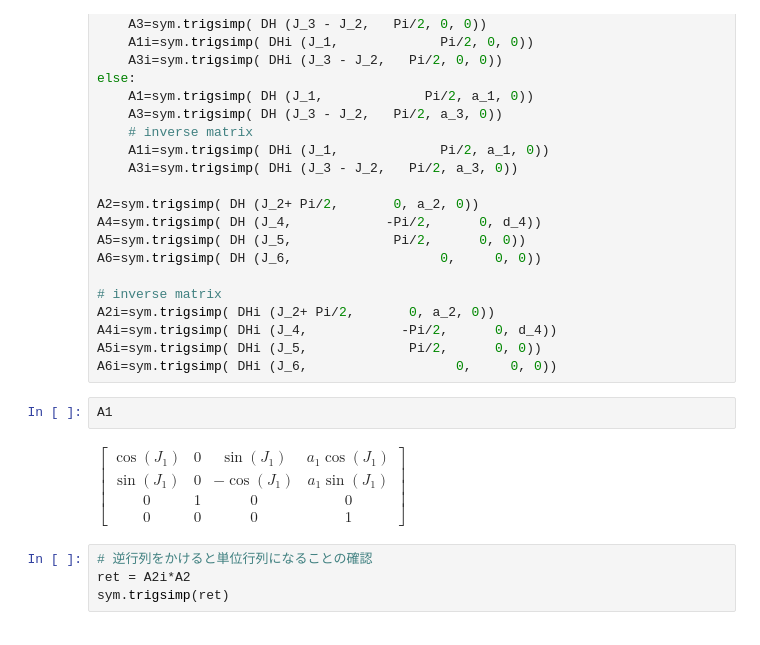
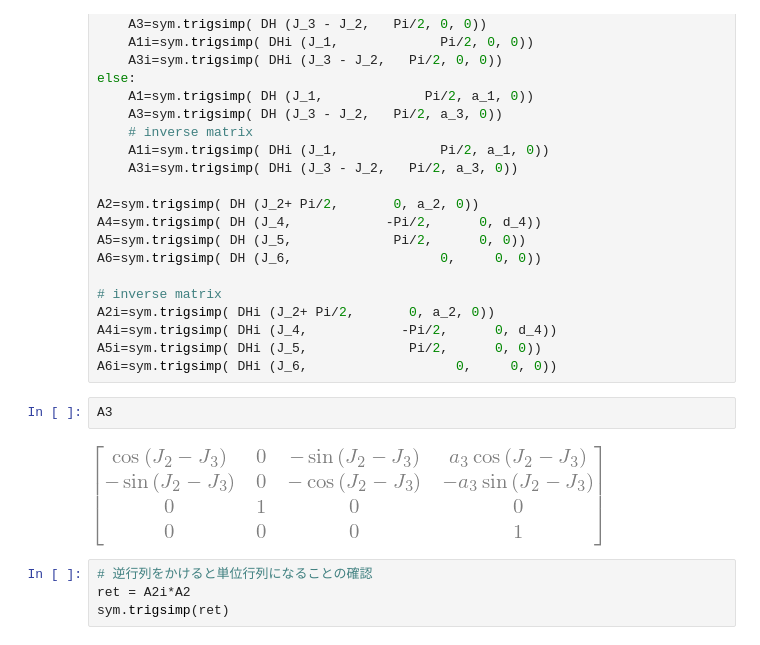
Before and after one commit to maeda-lab/Scaledown, a Jupyter notebook: miyamoto/FK_IK_furukawa.ipynb, the cells around one changed output. Drawn from its saved outputs; the diff is of its cells as text.

```diff
--- a/miyamoto/FK_IK_furukawa.ipynb
+++ b/miyamoto/FK_IK_furukawa.ipynb
@@ -93,10 +101,10 @@ A2i=sym.trigsimp( DHi (J_2+ Pi/2,       0, a_2, 0))
 A4i=sym.trigsimp( DHi (J_4,            -Pi/2,      0, d_4))
 A5i=sym.trigsimp( DHi (J_5,             Pi/2,      0, 0))
 A6i=sym.trigsimp( DHi (J_6,                   0,     0, 0))
-# %%
-A1
-# %% [output]
-$\displaystyle \left[\begin{matrix}\cos{\left(J_{1} \right)} & 0 & \sin{\left(J_{1} \right)} & a_{1} \cos{\left(J_{1} \right)}\\\sin{\left(J_{1} \right)} & 0 & - \cos{\left(J_{1} \right)} & a_{1} \sin{\left(J_{1} \right)}\\0 & 1 & 0 & 0\\0 & 0 & 0 & 1\end{matrix}\right]$
+# %%
+A3
+# %% [output]
+[figure, added]
 # %%
 # 逆行列をかけると単位行列になることの確認
 ret = A2i*A2
```
Also changed, not shown: parts of 11 cells of this notebook.
